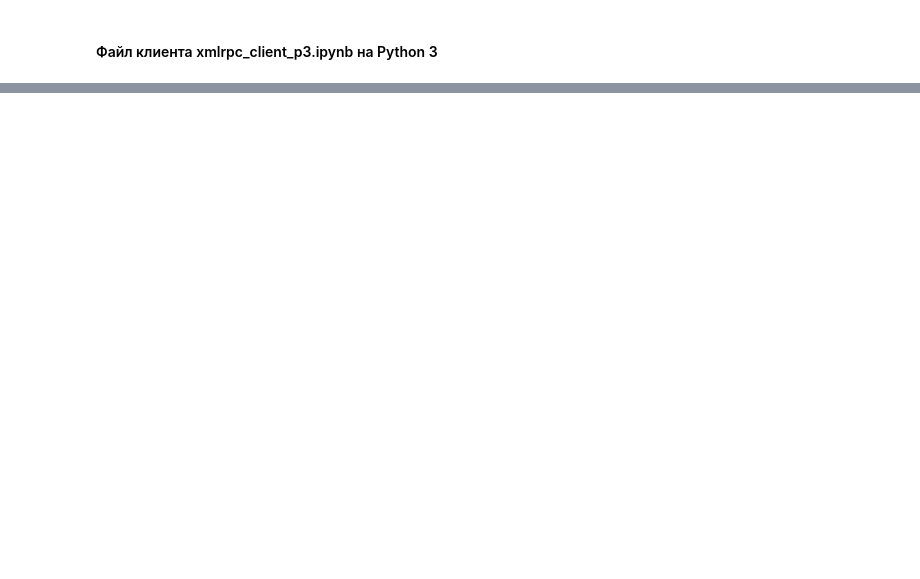
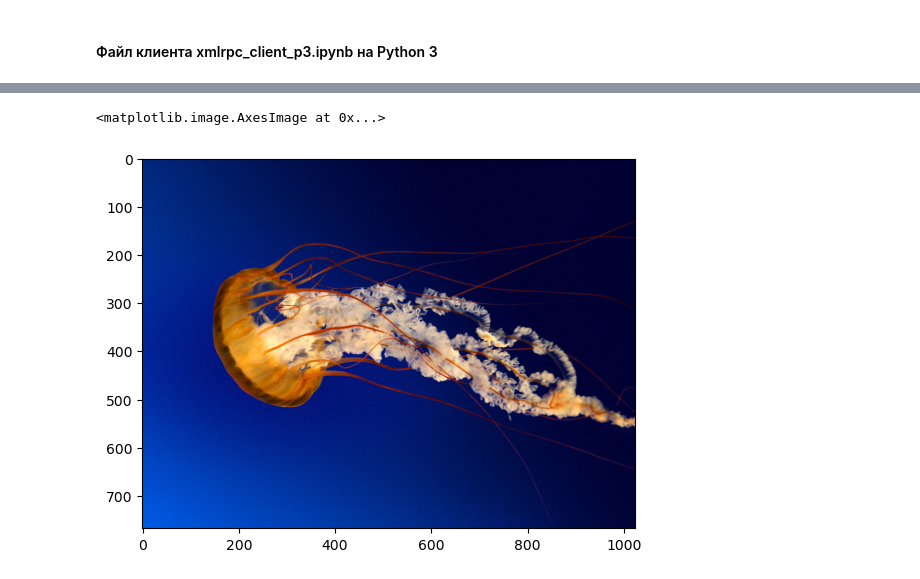
Before and after one commit to p6p62/DIPS-rsreu-labs, a Jupyter notebook: xmlrpc_client_p3.ipynb, the cells around one changed output, grey strips where cells are left out. Cells and saved outputs as stored; diff of their text form; code cells hidden in the pictures; blank space fills up the shorter version.

```diff
--- a/xmlrpc_client_p3.ipynb
+++ b/xmlrpc_client_p3.ipynb
@@ -31,0 +48,17 @@ Pow 2^3:  8
+# %%
+# Тест бинарной передачи данных
+#pimg = img_arr.dumps()
+pimg = pickle.dumps(img_arr) # универсально
+
+img_bin = xmlrpc.client.Binary(pimg)
+
+img_bin2 = proxy_server.send_back_binary(img_bin)
+
+#img_arr2 = np.loads(img_bin2.data)
+img_arr2 = pickle.loads(img_bin2.data) # универсально
+
+# Изображение после возрата с сервера
+imshow(img_arr2)
+# %% [output]
+<matplotlib.image.AxesImage at 0x...>
+[figure, added]
```
Also changed, not shown: parts of 12 cells of this notebook, 6 other files.
